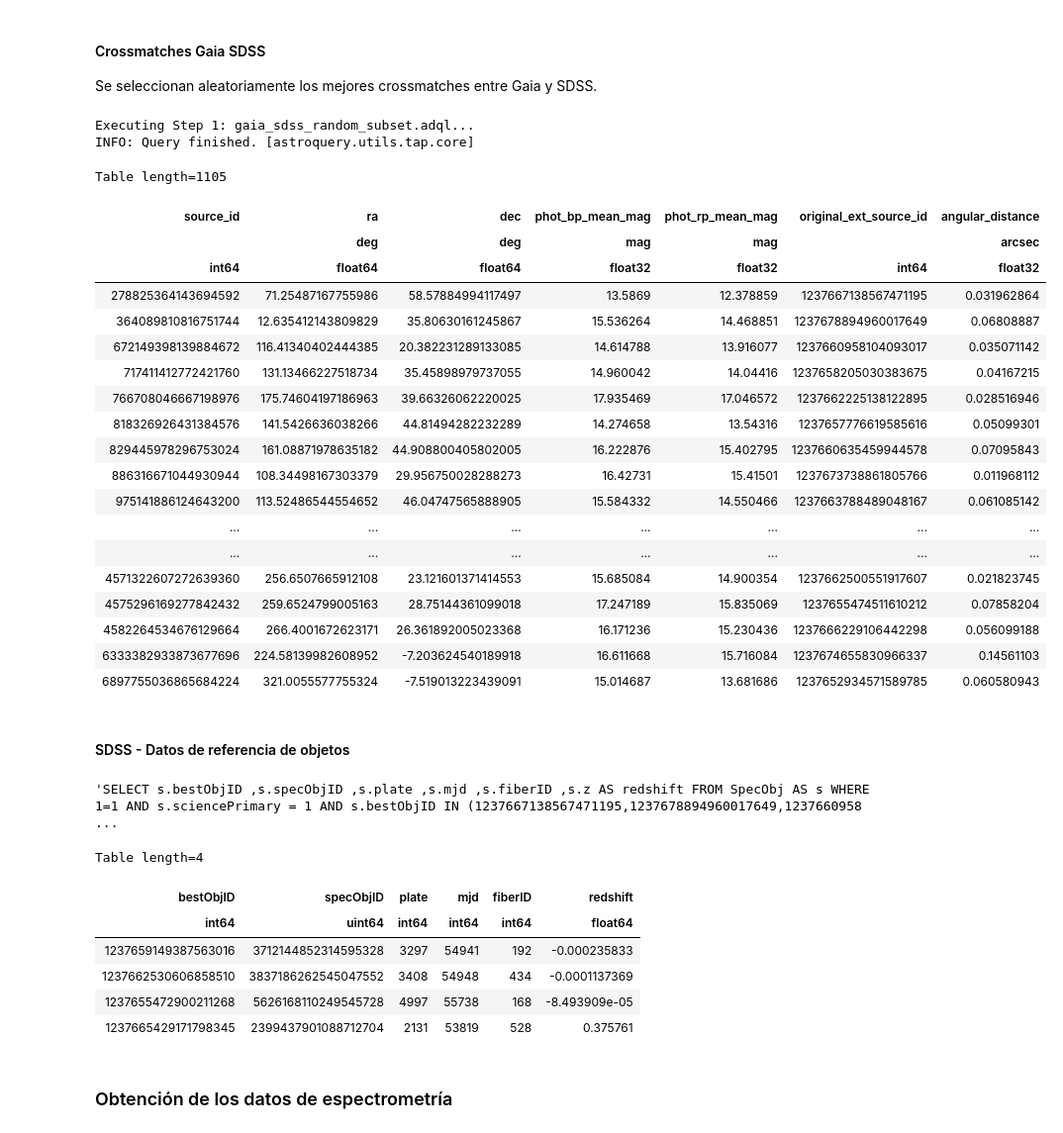
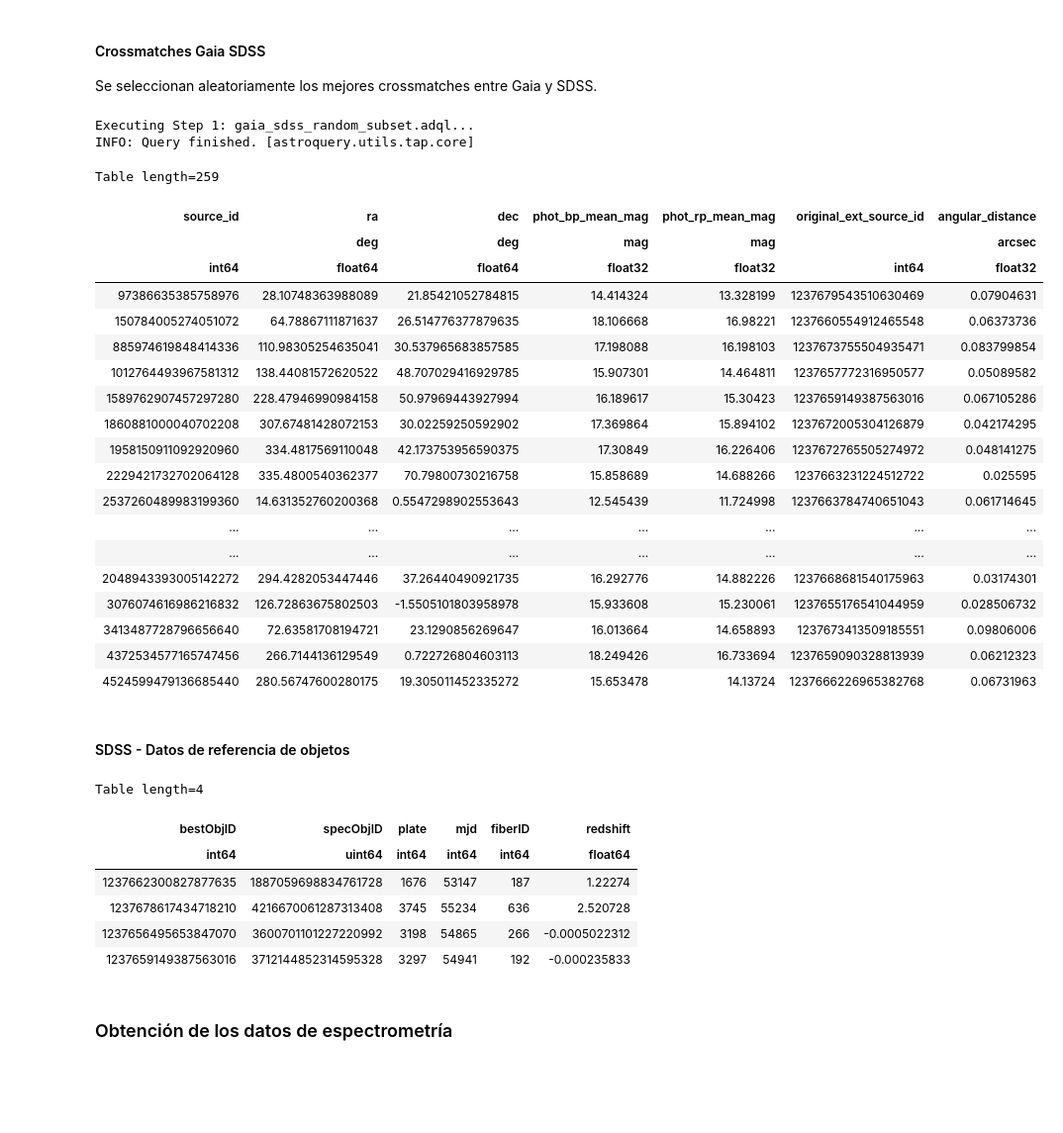
Before and after one commit to javier-cacho-master-ai/trabajo-fin-master, a Jupyter notebook: solution/main.ipynb, the cells around one changed output. Shown at 99% size. Saved outputs shown, nothing was run; the diff lists cells and outputs as text; code cells hidden in the pictures; blank space fills up the shorter version.

```diff
--- a/solution/main.ipynb
+++ b/solution/main.ipynb
@@ -35,40 +35,40 @@
 # %%
 from pathlib import Path
 from astroquery.gaia import Gaia
 from astropy.table import Table
 
 gaia_query_path = Path("services", "queries", "gaia_sdss_random_subset.adql")
 gaia_query_template = gaia_query_path.read_text(encoding="utf-8")
-gaia_query = gaia_query_template.format(start_index=10000, end_index=20000)
+gaia_query = gaia_query_template.format(start_index=30000, end_index=50000)
 
 print(f"Executing Step 1: {gaia_query_path.name}...")
 gaia_query_job = Gaia.launch_job_async(gaia_query)
 gaia_job_results = gaia_query_job.get_results() or Table()
 
 display(gaia_job_results)
 # %% [output]
 Executing Step 1: gaia_sdss_random_subset.adql...
 INFO: Query finished. [astroquery.utils.tap.core]
-Table length=1105
+Table length=259
 | source_id | ra | dec | phot_bp_mean_mag | phot_rp_mean_mag | original_ext_source_id | angular_distance |
 |  | deg | deg | mag | mag |  | arcsec |
 | int64 | float64 | float64 | float32 | float32 | int64 | float32 |
-| 278825364143694592 | 71.25487167755986 | 58.57884994117497 | 13.5869 | 12.378859 | 1237667138567471195 | 0.031962864 |
-| 364089810816751744 | 12.635412143809829 | 35.80630161245867 | 15.536264 | 14.468851 | 1237678894960017649 | 0.06808887 |
-| 672149398139884672 | 116.41340402444385 | 20.382231289133085 | 14.614788 | 13.916077 | 1237660958104093017 | 0.035071142 |
-| 717411412772421760 | 131.13466227518734 | 35.45898979737055 | 14.960042 | 14.04416 | 1237658205030383675 | 0.04167215 |
-| 766708046667198976 | 175.74604197186963 | 39.66326062220025 | 17.935469 | 17.046572 | 1237662225138122895 | 0.028516946 |
-| 818326926431384576 | 141.5426636038266 | 44.81494282232289 | 14.274658 | 13.54316 | 1237657776619585616 | 0.05099301 |
-| 829445978296753024 | 161.08871978635182 | 44.908800405802005 | 16.222876 | 15.402795 | 1237660635459944578 | 0.07095843 |
-| 886316671044930944 | 108.34498167303379 | 29.956750028288273 | 16.42731 | 15.41501 | 1237673738861805766 | 0.011968112 |
-| 975141886124643200 | 113.52486544554652 | 46.04747565888905 | 15.584332 | 14.550466 | 1237663788489048167 | 0.061085142 |
+| 97386635385758976 | 28.10748363988089 | 21.85421052784815 | 14.414324 | 13.328199 | 1237679543510630469 | 0.07904631 |
+| 150784005274051072 | 64.78867111871637 | 26.514776377879635 | 18.106668 | 16.98221 | 1237660554912465548 | 0.06373736 |
+| 885974619848414336 | 110.98305254635041 | 30.537965683857585 | 17.198088 | 16.198103 | 1237673755504935471 | 0.083799854 |
+| 1012764493967581312 | 138.44081572620522 | 48.707029416929785 | 15.907301 | 14.464811 | 1237657772316950577 | 0.05089582 |
+| 1589762907457297280 | 228.47946990984158 | 50.97969443927994 | 16.189617 | 15.30423 | 1237659149387563016 | 0.067105286 |
+| 1860881000040702208 | 307.67481428072153 | 30.02259250592902 | 17.369864 | 15.894102 | 1237672005304126879 | 0.042174295 |
+| 1958150911092920960 | 334.4817569110048 | 42.173753956590375 | 17.30849 | 16.226406 | 1237672765505274972 | 0.048141275 |
+| 2229421732702064128 | 335.4800540362377 | 70.79800730216758 | 15.858689 | 14.688266 | 1237663231224512722 | 0.025595 |
+| 2537260489983199360 | 14.631352760200368 | 0.5547298902553643 | 12.545439 | 11.724998 | 1237663784740651043 | 0.061714645 |
 | ... | ... | ... | ... | ... | ... | ... |
 | ... | ... | ... | ... | ... | ... | ... |
-| 4571322607272639360 | 256.6507665912108 | 23.121601371414553 | 15.685084 | 14.900354 | 1237662500551917607 | 0.021823745 |
-| 4575296169277842432 | 259.6524799005163 | 28.75144361099018 | 17.247189 | 15.835069 | 1237655474511610212 | 0.07858204 |
-| 4582264534676129664 | 266.4001672623171 | 26.361892005023368 | 16.171236 | 15.230436 | 1237666229106442298 | 0.056099188 |
-| 6333382933873677696 | 224.58139982608952 | -7.203624540189918 | 16.611668 | 15.716084 | 1237674655830966337 | 0.14561103 |
-| 6897755036865684224 | 321.0055577755324 | -7.519013223439091 | 15.014687 | 13.681686 | 1237652934571589785 | 0.060580943 |
+| 2048943393005142272 | 294.4282053447446 | 37.26440490921735 | 16.292776 | 14.882226 | 1237668681540175963 | 0.03174301 |
+| 3076074616986216832 | 126.72863675802503 | -1.5505101803958978 | 15.933608 | 15.230061 | 1237655176541044959 | 0.028506732 |
+| 3413487728796656640 | 72.63581708194721 | 23.1290856269647 | 16.013664 | 14.658893 | 1237673413509185551 | 0.09806006 |
+| 4372534577165747456 | 266.7144136129549 | 0.722726804603113 | 18.249426 | 16.733694 | 1237659090328813939 | 0.06212323 |
+| 4524599479136685440 | 280.56747600280175 | 19.305011452335272 | 15.653478 | 14.13724 | 1237666226965382768 | 0.06731963 |
 # %% [markdown]
   #### SDSS - Datos de referencia de objetos
 # %%
@@ -89,14 +89,13 @@ sdss_query_result = SDSS.query_sql(sdss_query, data_release=13)
 
 display(sdss_query_result)
 # %% [output]
-'SELECT s.bestObjID ,s.specObjID ,s.plate ,s.mjd ,s.fiberID ,s.z AS redshift FROM SpecObj AS s WHERE 1=1 AND s.sciencePrimary = 1 AND s.bestObjID IN (1237667138567471195,1237678894960017649,1237660958 ...
+Table length=4
-Table length=4
 | bestObjID | specObjID | plate | mjd | fiberID | redshift |
 | int64 | uint64 | int64 | int64 | int64 | float64 |
+| 1237662300827877635 | 1887059698834761728 | 1676 | 53147 | 187 | 1.22274 |
+| 1237678617434718210 | 4216670061287313408 | 3745 | 55234 | 636 | 2.520728 |
+| 1237656495653847070 | 3600701101227220992 | 3198 | 54865 | 266 | -0.0005022312 |
 | 1237659149387563016 | 3712144852314595328 | 3297 | 54941 | 192 | -0.000235833 |
-| 1237662530606858510 | 3837186262545047552 | 3408 | 54948 | 434 | -0.0001137369 |
-| 1237655472900211268 | 5626168110249545728 | 4997 | 55738 | 168 | -8.493909e-05 |
-| 1237665429171798345 | 2399437901088712704 | 2131 | 53819 | 528 | 0.375761 |
 # %% [markdown]
   ### Obtención de los datos de espectrometría
 # %% [markdown]
```
Also changed, not shown: parts of 7 cells of this notebook.
